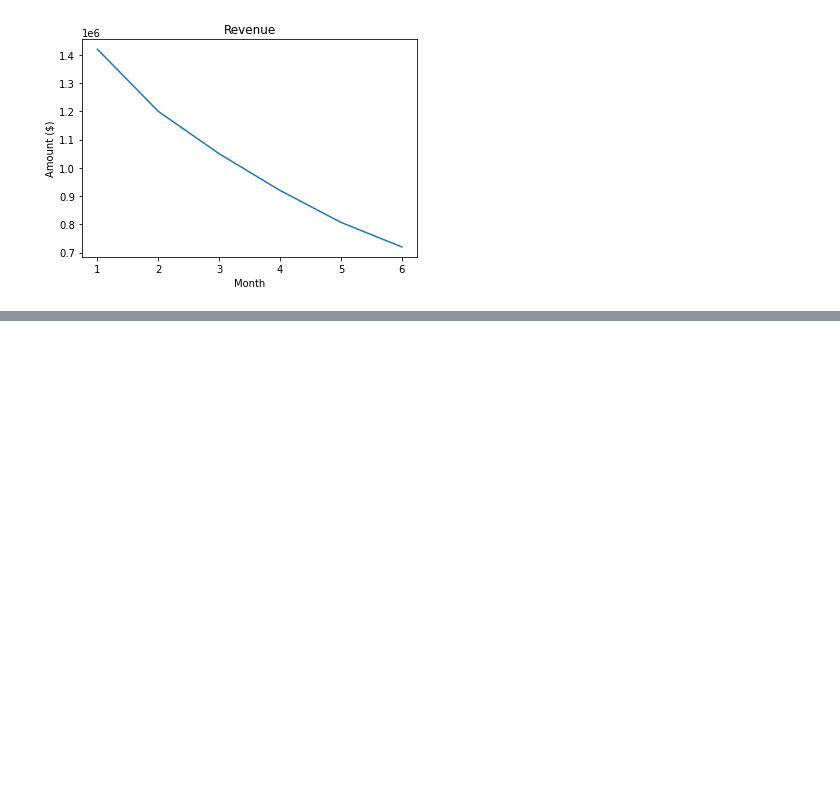
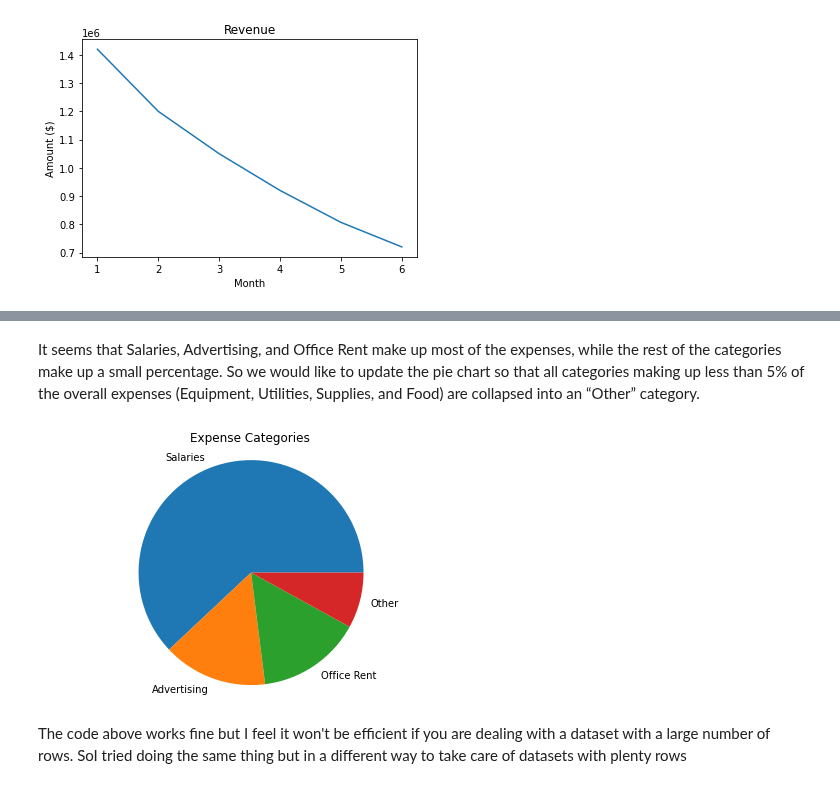
Before and after one commit to joeelorm/Data_Science, a Jupyter notebook: Projects/Start Up Transformation.ipynb, the cells around one changed output, grey strips where cells are left out. Saved outputs shown, nothing was run; the diff lists cells and outputs as text; code cells hidden in the pictures; blank space fills up the shorter version.

```diff
--- a/Projects/Start Up Transformation.ipynb
+++ b/Projects/Start Up Transformation.ipynb
@@ -53,0 +87,16 @@ plt.show()
+# %% [markdown]
+It seems that Salaries, Advertising, and Office Rent make up most of the expenses, while the rest of the categories make up a small percentage.
+So we would like to update the pie chart so that all categories making up less than 5% of the overall expenses (Equipment, Utilities, Supplies, and Food) are collapsed into an “Other” category.
+# %%
+expense_categories = ['Salaries', 'Advertising', 'Office Rent', 'Other']
+proportions = [0.62, 0.15, 0.15, 0.08]
+plt.clf()
+plt.pie(proportions, labels = expense_categories, normalize = False)
+plt.title('Expense Categories')
+plt.axis('Equal')
+plt.tight_layout()
+plt.show()
+# %% [output]
+[figure, added]
+# %% [markdown]
+The code above works fine but I feel it won't be efficient if you are dealing with a dataset with a large number of rows. SoI tried doing the same thing but in a different way to take care of datasets with plenty rows
```
Also changed, not shown: parts of 6 cells of this notebook.
